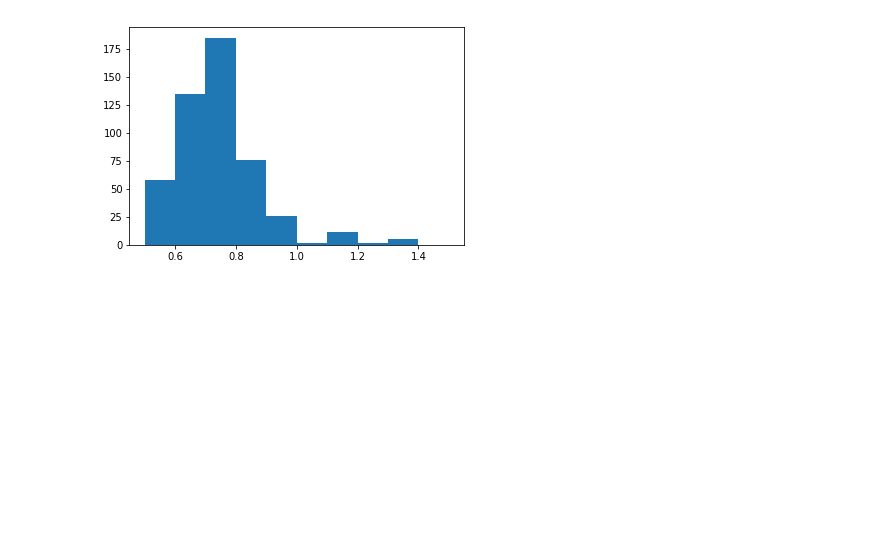
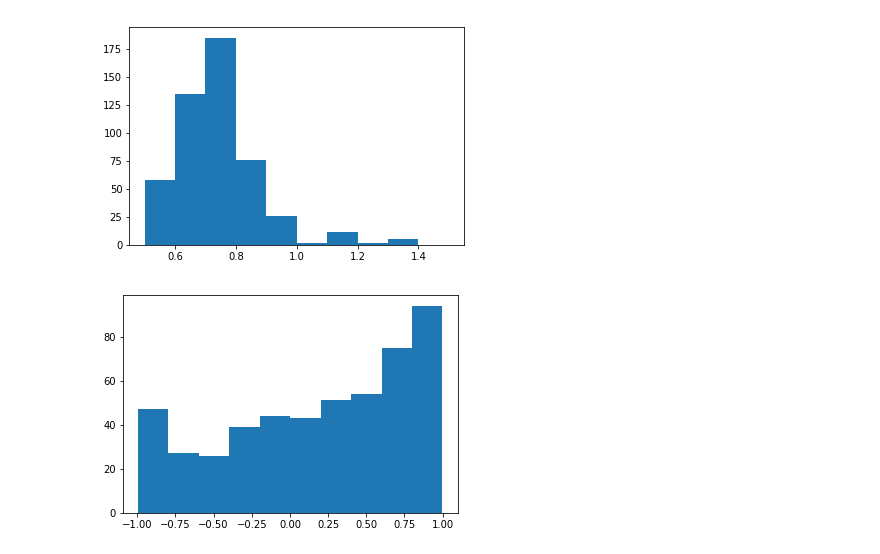
Before and after one commit to cranmer/active_sciencing, a Jupyter notebook: active_weinberg.ipynb, the cells around one changed output. Saved outputs shown, nothing was run; the diff lists cells and outputs as text; code cells hidden in the pictures; blank space fills up the shorter version.

```diff
--- a/active_weinberg.ipynb
+++ b/active_weinberg.ipynb
@@ -186,9 +186,19 @@ def calculate_posterior(prior, data, phi):
     pos = [prior.map() + 1e-1*np.random.randn(ndim) for i in range(n_walkers)]
 
     sampler = emcee.EnsembleSampler(n_walkers, 1, lnprob, args=(data, prior, phi))
-    pos, prob, state = sampler.run_mcmc(pos, 100)
+    pos, prob, state = sampler.run_mcmc(pos, 10)
 
     sampler.reset()
-    pos, prob, state = sampler.run_mcmc(pos, 300)
+    pos, prob, state = sampler.run_mcmc(pos, 50)
 
     return Distribution(prior.name, prior.range, sampler.flatchain)
+# %%
+## initialize first prior as uniform between 0.5 and 1.5
+from prior_dist import Distribution
+prior_theta = Distribution('p(theta)', range=(0.5,1.5), samples=np.random.uniform(0.5, 1.5, 100000))
+# %%
+real_data = collect_data(47)
+_=plt.hist(real_data)
+posterior = calculate_posterior(prior_theta,real_data,47)
+# %% [output]
+[figure, added]
```
Also changed, not shown: parts of 1 cell of this notebook.
